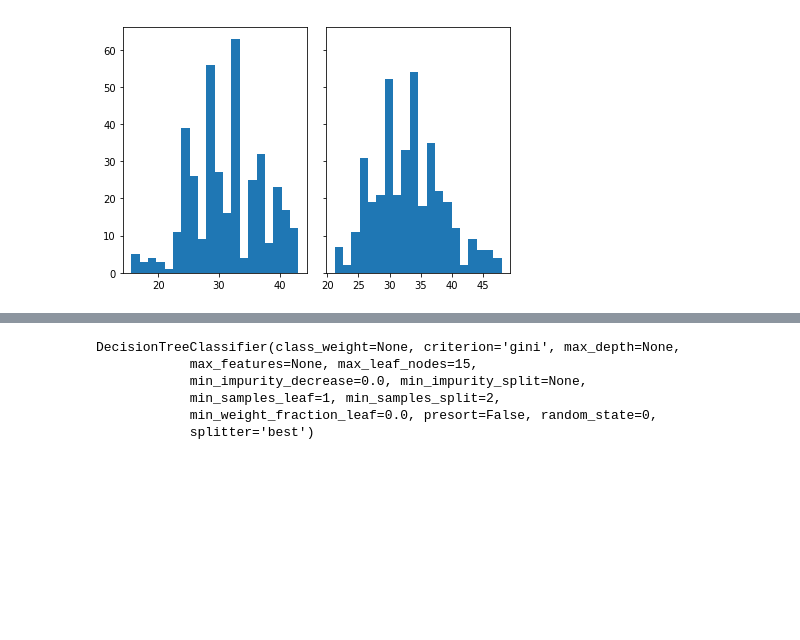
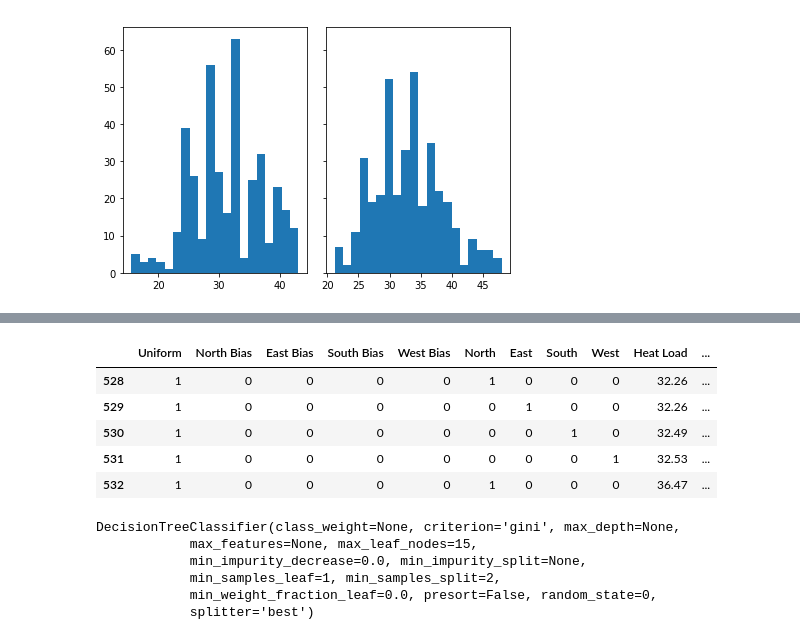
Before and after one commit to pezLyfe/EnergyEfficiency, a Jupyter notebook: EnergyEfficiency_Latest.ipynb, the cells around one changed output, grey strips where cells are left out. Saved outputs shown, nothing was run; the diff lists cells and outputs as text; code cells hidden in the pictures; blank space fills up the shorter version.

```diff
--- a/EnergyEfficiency_Latest.ipynb
+++ b/EnergyEfficiency_Latest.ipynb
@@ -318,0 +348,24 @@ axs[1].hist(y, bins=nBins)
+# %%
+dfInteractions = madWindows.copy()
+dfInteractions.drop(['RelCompactness', 'Surface Area',  'Glazing Area', 'Overall Height', 'Wall Area', 'Roof Area'], axis = 1, inplace = True)
+
+dfIntShort = dfInteractions.copy()
+dfIntTall = dfInteractions.copy()
+dfIntShort = dfInteractions[shortDFMask]
+dfIntTall = dfInteractions[tallDFMask]
+# %%
+enc = pp.OneHotEncoder()
+selectDF = dfIntTall.select_dtypes(include = "category")
+# %%
+xdummies = pd.get_dummies(selectDF['Glazing Area Distro'])
+xdummies.drop([0], axis = 1, inplace = True)
+factorDF = selectDF.join(xdummies, how='inner', sort=False)
+factorDF.rename(columns ={'Orientation':'Orientation', 1:'Uniform', \
+                          2:'North Bias',3:'East Bias', 4:'South Bias', 5:'West Bias'}, inplace = True)
+# %%
+xdummies = pd.get_dummies(selectDF['Orientation'])
+#xdummies.drop(['Glazing Area Distro'], axis = 1, inplace = True)
+factorialDF = factorDF.join(xdummies, how = 'inner', sort=False)
+factorialDF.rename(columns ={2:'North', 3:'East', 4:'South', 5:'West'}, inplace = True)
+factorialDF.drop(['Orientation', 'Glazing Area Distro'], axis = 1, inplace = True)
+factorialDF.head()
@@ -319,3 +379,16 @@ axs[1].hist(y, bins=nBins)
+# %%
+loads = df.copy()
+loads.drop(['X1', 'X2', 'X3', 'X4', 'X5', 'X6', 'X7', 'X8'], axis = 1, inplace = True)
+finalDF = factorialDF.join(loads, how='inner', sort=False)
+finalDF.rename(columns={'Y1':'Heat Load', 'Y2':'Cool Load'}, inplace = True)
+finalDF.head()
+# %% [output]
+|  | Uniform | North Bias | East Bias | South Bias | West Bias | North | East | South | West | Heat Load | ... |
+| 528 | 1 | 0 | 0 | 0 | 0 | 1 | 0 | 0 | 0 | 32.26 | ... |
+| 529 | 1 | 0 | 0 | 0 | 0 | 0 | 1 | 0 | 0 | 32.26 | ... |
+| 530 | 1 | 0 | 0 | 0 | 0 | 0 | 0 | 1 | 0 | 32.49 | ... |
+| 531 | 1 | 0 | 0 | 0 | 0 | 0 | 0 | 0 | 1 | 32.53 | ... |
+| 532 | 1 | 0 | 0 | 0 | 0 | 1 | 0 | 0 | 0 | 36.47 | ... |
 # %%
 df['low_efficiency'] = (df['HeatLoad'] > 20 )*1
 y = df[['low_efficiency']].copy()
```
Also changed, not shown: parts of 7 cells of this notebook.
